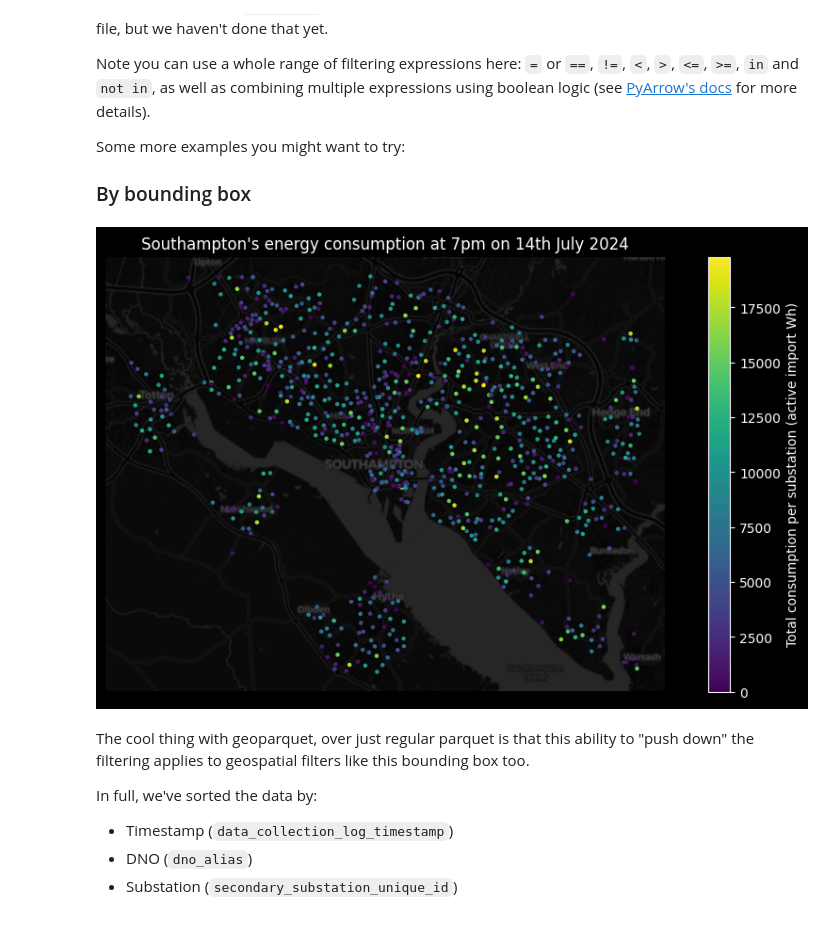
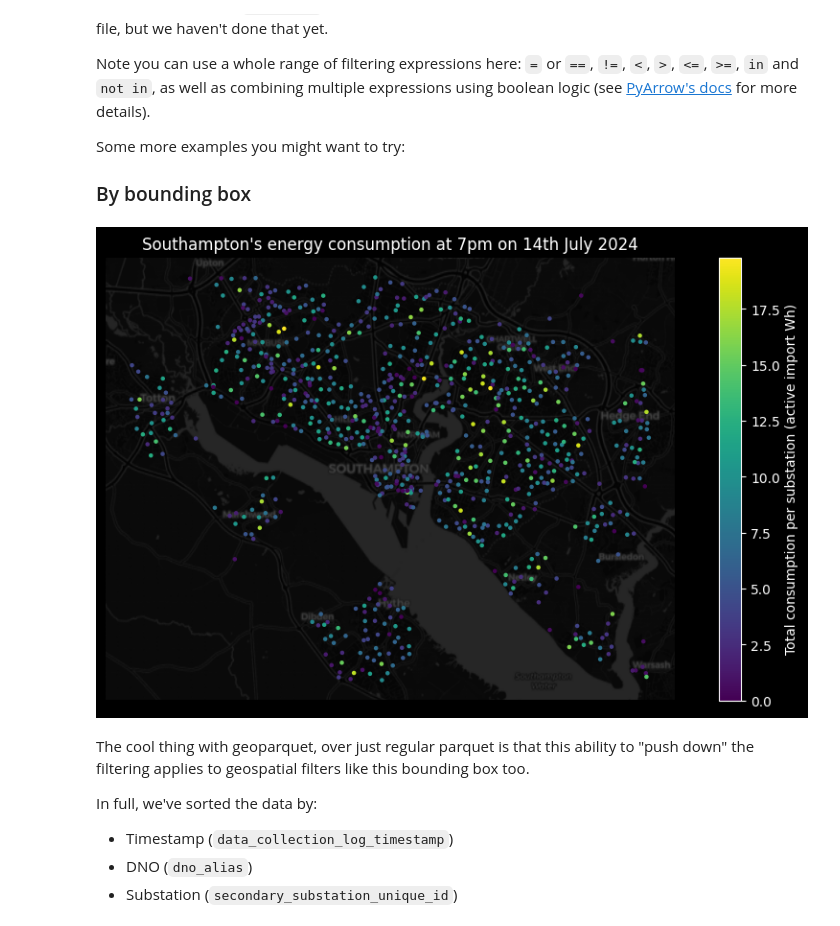
Before and after one commit to centre-for-ai-and-climate/weave, a Jupyter notebook: docs/smart-meter-examples-v1.0.ipynb, the cells around one changed output. Saved outputs shown, nothing was run; the diff lists cells and outputs as text; code cells hidden in the pictures.

```diff
--- a/docs/smart-meter-examples-v1.0.ipynb
+++ b/docs/smart-meter-examples-v1.0.ipynb
@@ -47,7 +47,10 @@ substations = gdf.groupby(["secondary_substation_unique_id", "geometry"], as_ind
 # There are still issues with extreme outliers, so we filter them out
 substations = substations[substations["total_consumption_active_import"] < 20000]
 
-ax = substations.plot(kind="geo", column="total_consumption_active_import", markersize=1, legend=True, legend_kwds={"label": "Total consumption per substation (active import Wh)"}, figsize=(12, 7))
+# Turn Wh consumption into kWh
+substations["total_consumption_active_import"] /= 1000
+
+ax = substations.plot(kind="geo", column="total_consumption_active_import", markersize=1, legend=True, legend_kwds={"label": "Total consumption per substation (active import kWh)"}, figsize=(10, 6))
 ax.set_title("UK energy consumption at 7pm on 14th July 2024")
 ax.set_axis_off()
 ax.set_xlim(-18, 10)
@@ -67,17 +70,19 @@ Some more examples you might want to try:
 # %%
 # The area around Southampton, in min_x, min_y, max_x, max_y format
 # (Pro tip: ChatGPT is excellent for creating these)
 bbox = (-1.5,50.85,-1.3,50.95)
 gdf = gpd.read_parquet("s3://weave.energy/smart-meter", bbox=bbox, filters=[("data_collection_log_timestamp", "=", pd.Timestamp("2024-07-14 20:00Z"))])
 substations = gdf.groupby(["secondary_substation_unique_id", "geometry"], as_index=False).sum("total_consumption_active_import").set_geometry("geometry", crs=4326)
 substations = substations[substations["total_consumption_active_import"] < 20000]
+# Turn Wh consumption into kWh
+substations["total_consumption_active_import"] /= 1000
 ax = substations.plot(kind="geo", column="total_consumption_active_import", markersize=5, legend=True, legend_kwds={"label": "Total consumption per substation (active import Wh)"}, figsize=(12, 6))
 ax.set_title("Southampton's energy consumption at 7pm on 14th July 2024")
 ax.set_axis_off()
 ax.set_facecolor("#1B2526")
 cx.add_basemap(ax, crs=4326, source=cx.providers.CartoDB.DarkMatter, attribution=False)
 # %% [output]
-[figure, old version]
+[figure, new version]
 # %% [markdown]
 The cool thing with geoparquet, over just regular parquet is that this ability to "push down" the filtering applies to geospatial filters like this bounding box too.
 
```
Also changed, not shown: parts of 2 cells of this notebook, 1 other file.
